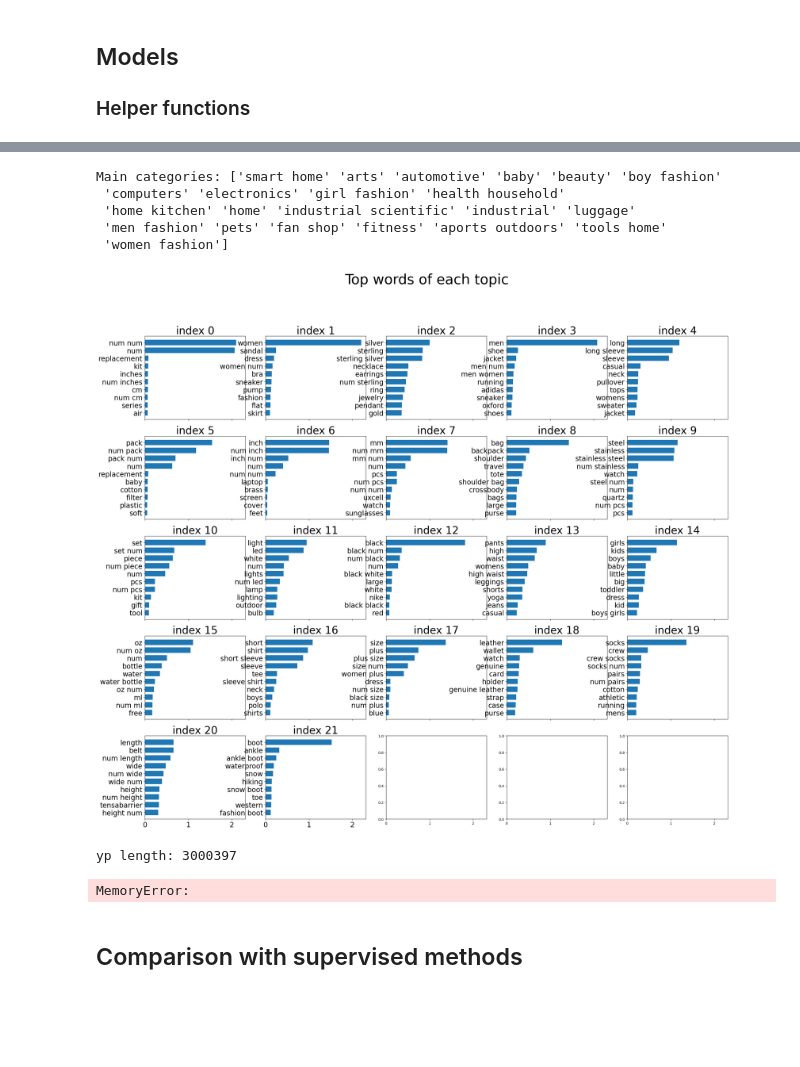
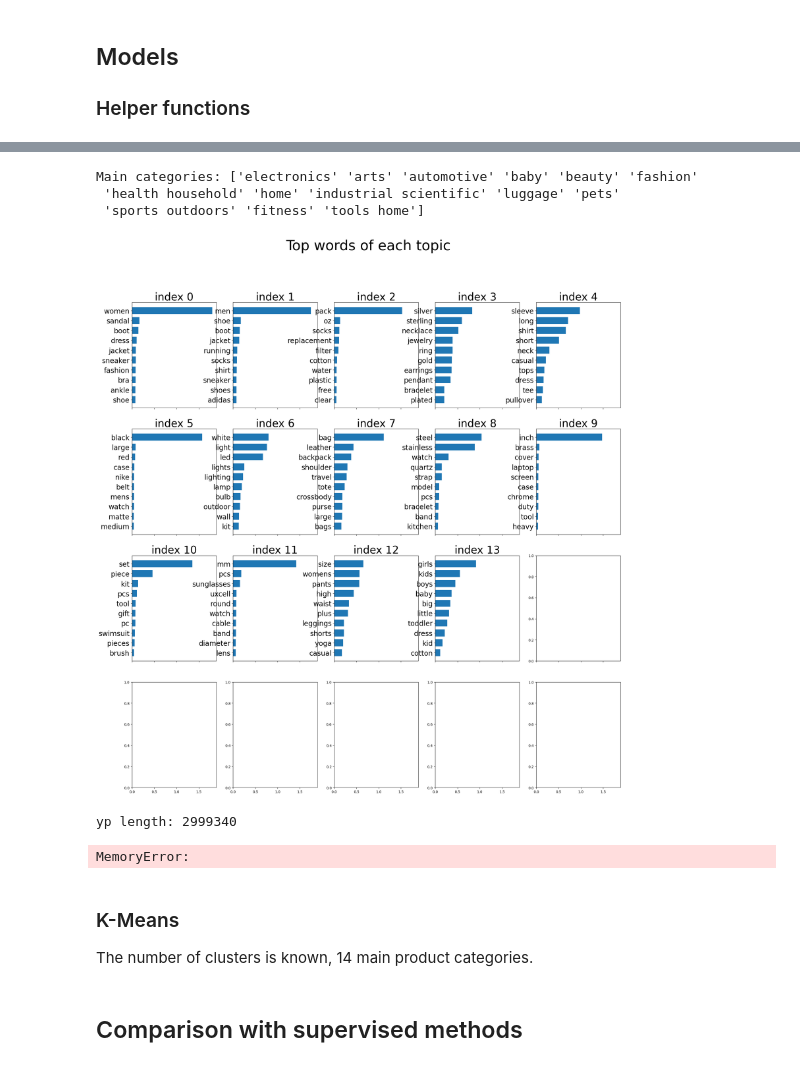
Before and after one commit to NikoKuu/unsupervised-algorithms-in-ml-final, a Jupyter notebook: Unsup_final_nk.ipynb, the cells around one changed output, grey strips where cells are left out. Saved outputs shown, nothing was run; the diff lists cells and outputs as text; code cells hidden in the pictures; blank space fills up the shorter version.

```diff
--- a/Unsup_final_nk.ipynb
+++ b/Unsup_final_nk.ipynb
@@ -179,9 +201,10 @@ Number of duplicated entries: 317863
 Drop duplicates
 Number of duplicated entries: 0
 # %%
+number_of_categories = len(pd.unique(amz.df_cat['main']))
 print(amz.df_cat.info(), '\n')
 print('Duplicated entries:', np.any(amz.df_cat.duplicated()), '\n')
-print('Number of main categories:', len(pd.unique(amz.df_cat['main'])))
+print('Number of main categories:', number_of_categories)
 print('Number of sub-categories:', len(pd.unique(amz.df_cat['sub'])))
 print('Number of lower sub-categories:', len(pd.unique(amz.df_cat['subsub'])))
 print('Number of most detailed categories:', len(pd.unique(amz.df_cat['bottom'])))
@@ -254,5 +276,6 @@ Name: 799, dtype: object
 # %%
-my_vectorizer = TfidfVectorizer(sublinear_tf=True, max_df=0.95, min_df=5, norm='l2', encoding='latin-1', ngram_range=(1, 2), stop_words="english", max_features=10000)
+# my_vectorizer = TfidfVectorizer(sublinear_tf=True, max_df=0.95, min_df=5, norm='l2', encoding='latin-1', ngram_range=(1, 2), stop_words="english", max_features=1000)
+my_vectorizer = TfidfVectorizer(sublinear_tf=True, max_df=0.95, min_df=5, norm='l2', encoding='latin-1', ngram_range=(1, 1), stop_words="english", max_features=1000)
 mat = my_vectorizer.fit_transform(amz.df['description'])
 mat.shape
 # %% [output]
@@ -309,7 +346,7 @@ class calc_metrics:
         disp.plot()
         plt.show()
 # %%
-myNMF = NMF(n_components=22, solver='cd', beta_loss='frobenius',alpha_W=0.0001, alpha_H='same')
+myNMF = NMF(n_components=number_of_categories, solver='cd', beta_loss='frobenius',alpha_W=0.0001, alpha_H='same')
 
 W = myNMF.fit_transform(mat)
 H = myNMF.components_
@@ -337,31 +372,29 @@ The first column of H: [0.00704394 0.         0.00166333 0.         0.         0
 # %%
 # Adapted from:
 # https://scikit-learn.org/stable/auto_examples/applications/plot_topics_extraction_with_nmf_lda.html
 
 def plot_top_words(H, feature_names, n_top_words):
     title = 'Top words of each topic'
-    fig, axes = plt.subplots(5, 5, figsize=(30, 25), sharex=True)
+    fig, axes = plt.subplots(4, 5, figsize=(25, 25), sharex=True)
     for topic_idx, topic in enumerate(H):
         axes = axes.flatten()
         top_features_ind = topic.argsort()[-n_top_words:]
         top_features = feature_names[top_features_ind]
         weights = topic[top_features_ind]
 
         ax = axes[topic_idx]
         ax.barh(top_features, weights, height=0.7)
         ax.set_title(f"index {topic_idx}", fontdict={"fontsize": 30})
         ax.tick_params(axis="both", which="major", labelsize=20)
         fig.suptitle(title, fontsize=40)
 
 print('Main categories:', pd.unique(amz.df_cat['main']))
 plot_top_words(H, ftr_names, 10)
 # %% [output]
-Main categories: ['smart home' 'arts' 'automotive' 'baby' 'beauty' 'boy fashion'
- 'computers' 'electronics' 'girl fashion' 'health household'
- 'home kitchen' 'home' 'industrial scientific' 'industrial' 'luggage'
- 'men fashion' 'pets' 'fan shop' 'fitness' 'aports outdoors' 'tools home'
- 'women fashion']
+Main categories: ['electronics' 'arts' 'automotive' 'baby' 'beauty' 'fashion'
+ 'health household' 'home' 'industrial scientific' 'luggage' 'pets'
+ 'sports outdoors' 'fitness' 'tools home']
-[figure, old version]
+[figure, new version]
 # %%
 # The label_permute_compare -function below was taken from my Week 2 peer review.
 
@@ -369,7 +402,7 @@ import itertools
 from sklearn.metrics import ConfusionMatrixDisplay
 
 
-def label_permute_compare(ytdf,yp,n=5):
+def label_permute_compare(ytdf,yp):
     """
     ytdf: labels dataframe object
     yp: clustering label prediction output
@@ -378,19 +411,25 @@ def label_permute_compare(ytdf,yp,n=5):
     """
     # your code here
     labels = np.unique(ytdf)
-    #print(ytdf.info())
-    #print(labels)
     acc = []
+    best_accuracy = 0
+    best_labelorder = []
     labelorders = list(itertools.permutations(np.unique(yp)))
     for labelorder in labelorders:
+        # map_labels = [labels[mp] for mp in labelorder]
+        # #print(map_labels)
+        # yp_labels = [map_labels[yp[i]] for i in range(len(yp))]
+        # acc.append(sum(ytdf==yp_labels)/len(yp_labels))
         map_labels = [labels[mp] for mp in labelorder]
-        #print(map_labels)
-        yp_labels = [map_labels[yp[i]] for i in range(len(yp))]
-        # ytdf['yp_labels'] = yp_labels
-        acc.append(sum(ytdf==yp_labels)/len(yp_labels))
-    i_max = np.argmax(acc)
-
-    return labelorders[i_max], acc[i_max]
+        yp_labels = [map_labels[label] for label in yp]
+        accuracy = sum(ytdf == yp_labels) / len(yp_labels)
+        if accuracy > best_accuracy:
+            best_accuracy = accuracy
+            best_labelorder = labelorder
+    return best_labelorder, best_accuracy
+        # acc.append(accuracy)
+    # i_max = np.argmax(acc)
+    # return labelorders[i_max], acc[i_max]
 
 def reorder_prediction(yp):
     # Remap the predicted labels
@@ -410,5 +449,5 @@ plt.show()
 
 # Yhat_train = [df_cat_mapper.iloc[i,0] for i in ypp]
 # %% [output]
-yp length: 3000397
+yp length: 2999340
 MemoryError:
@@ -414,0 +469,4 @@ MemoryError:
+# %% [markdown]
+### K-Means
+
+The number of clusters is known, 14 main product categories.
```
Also changed, not shown: parts of 20 cells of this notebook, 1 other file.
